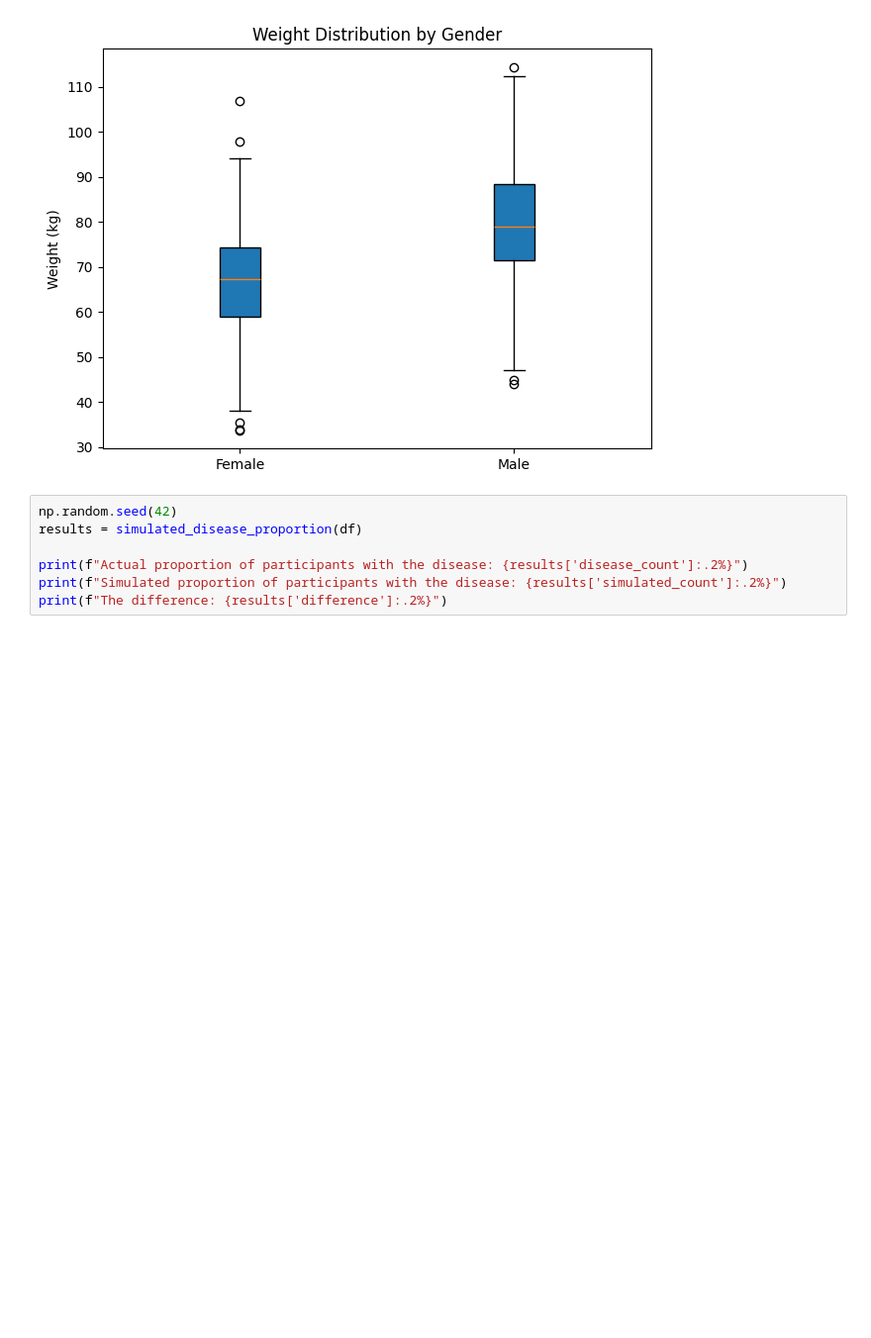
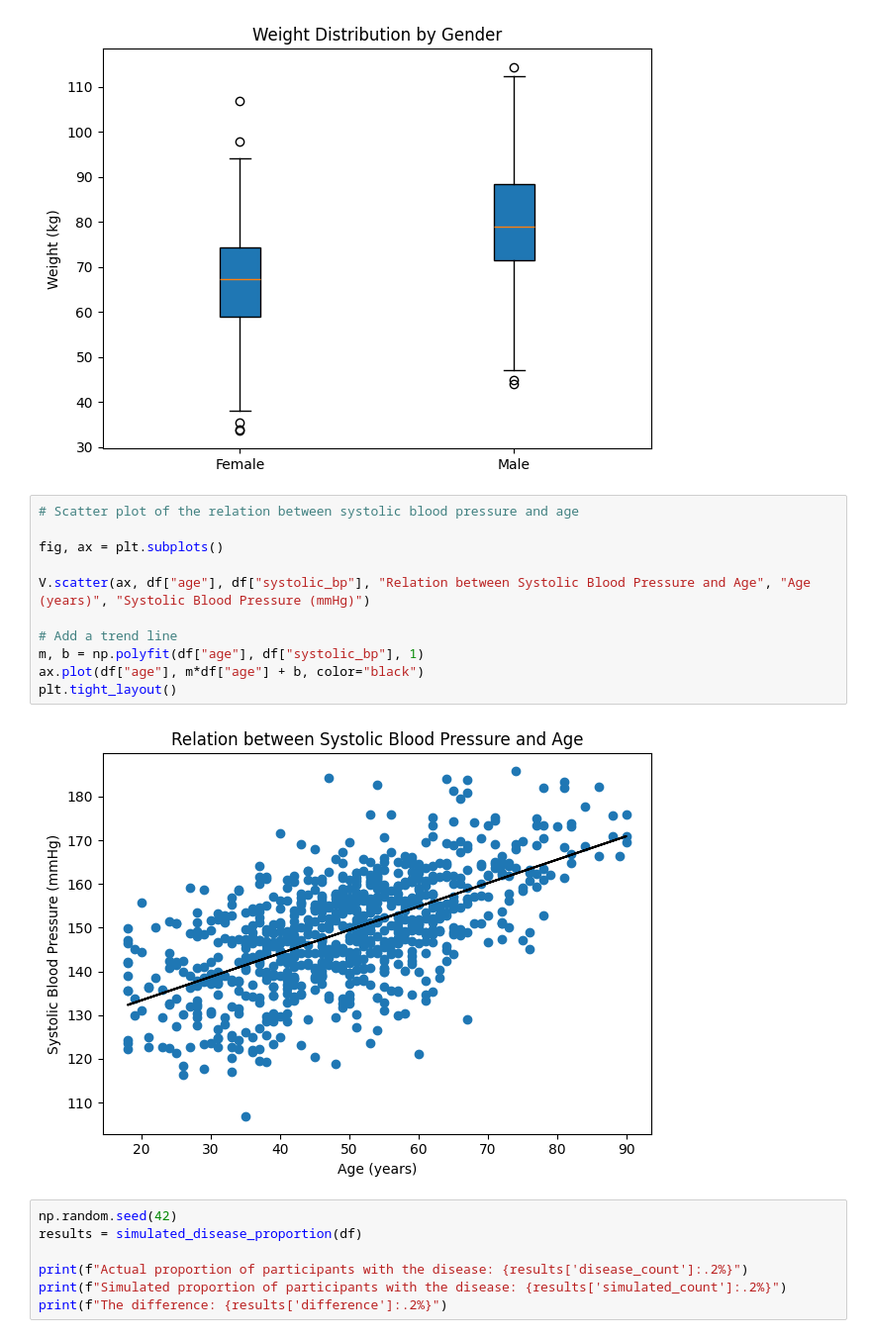
Before and after one commit to iidaclaesson/Healthstudy, a Jupyter notebook: report.ipynb, the cells around one changed output. Shown: that part at 99% size. Saved outputs shown, nothing was run; the diff lists cells and outputs as text; blank space fills up the shorter version.

Commit message:
Added a scatterplot of the relation between sbp and age + a trend line

```diff
--- a/report.ipynb
+++ b/report.ipynb
@@ -68,6 +68,19 @@ V.boxplot(ax, [female_weight, male_weight], "Weight Distribution by Gender", "We
 plt.tight_layout()
 # %% [output]
 [figure]
+# %%
+# Scatter plot of the relation between systolic blood pressure and age
+
+fig, ax = plt.subplots()
+
+V.scatter(ax, df["age"], df["systolic_bp"], "Relation between Systolic Blood Pressure and Age", "Age (years)", "Systolic Blood Pressure (mmHg)")
+
+# Add a trend line
+m, b = np.polyfit(df["age"], df["systolic_bp"], 1)
+ax.plot(df["age"], m*df["age"] + b, color="black")
+plt.tight_layout()
+# %% [output]
+[figure, added]
 # %%
 np.random.seed(42)
 results = simulated_disease_proportion(df)
```
Also changed, not shown: parts of 3 cells of this notebook, 1 other file.
